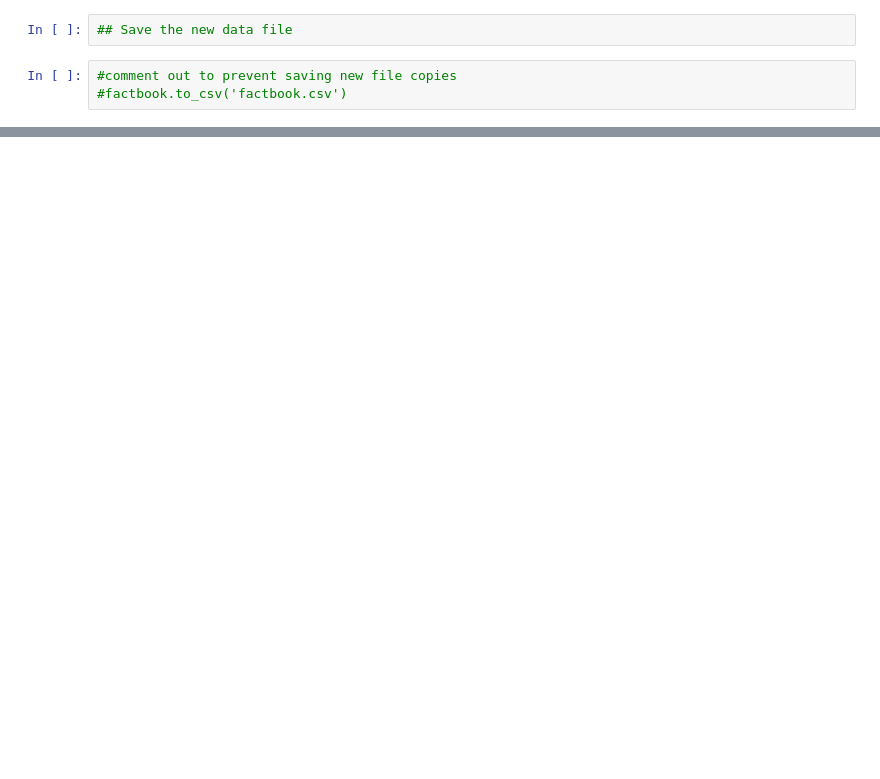
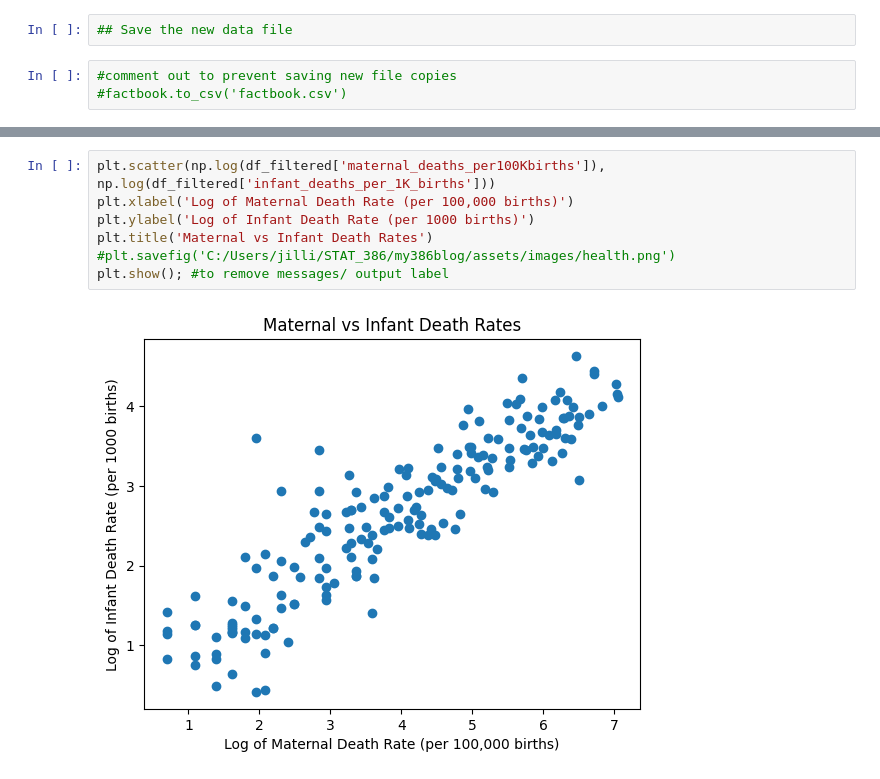
Before and after one commit to JillianWarburton/Country_Data, a Jupyter notebook: CleaningWorldFactbook.ipynb, the cells around one changed output, grey strips where cells are left out. Saved outputs shown, nothing was run; the diff lists cells and outputs as text; blank space fills up the shorter version.

```diff
--- a/CleaningWorldFactbook.ipynb
+++ b/CleaningWorldFactbook.ipynb
@@ -74,0 +123,9 @@ factbook = factbook[['Country', 'Rank_b', 'date_of_info_b', 'broadband_users',
+# %%
+plt.scatter(np.log(df_filtered['maternal_deaths_per100Kbirths']), np.log(df_filtered['infant_deaths_per_1K_births']))
+plt.xlabel('Log of Maternal Death Rate (per 100,000 births)')
+plt.ylabel('Log of Infant Death Rate (per 1000 births)')
+plt.title('Maternal vs Infant Death Rates')
+#plt.savefig('C:/Users/jilli/STAT_386/my386blog/assets/images/health.png')
+plt.show(); #to remove messages/ output label
+# %% [output]
+[figure, added]
```
Also changed, not shown: parts of 23 cells of this notebook.
